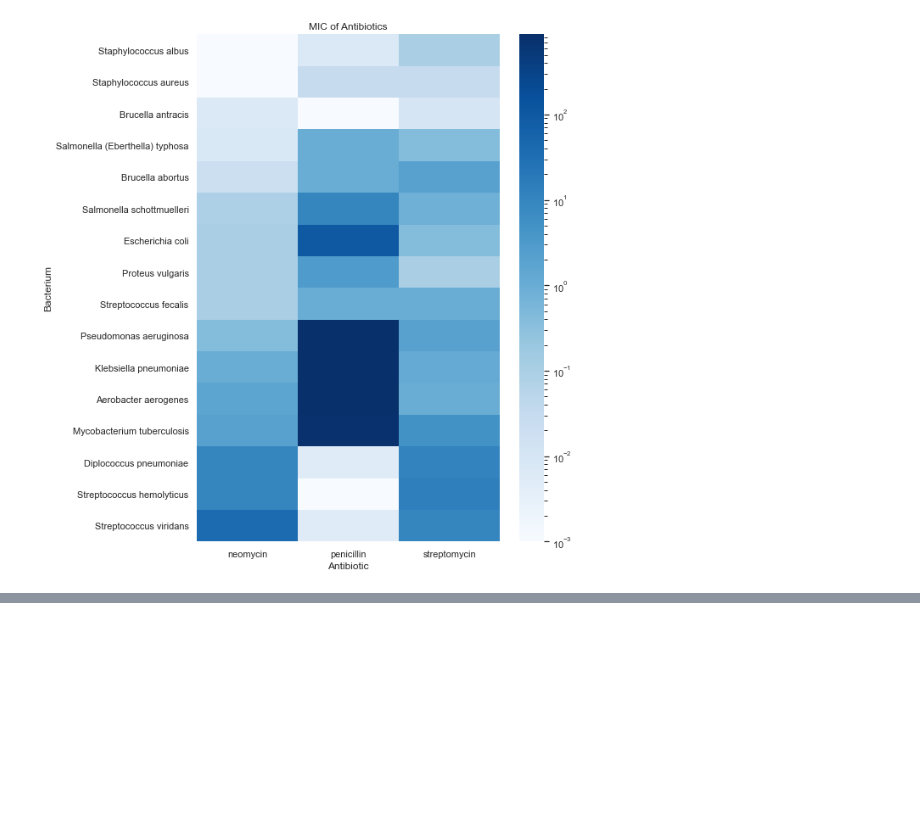
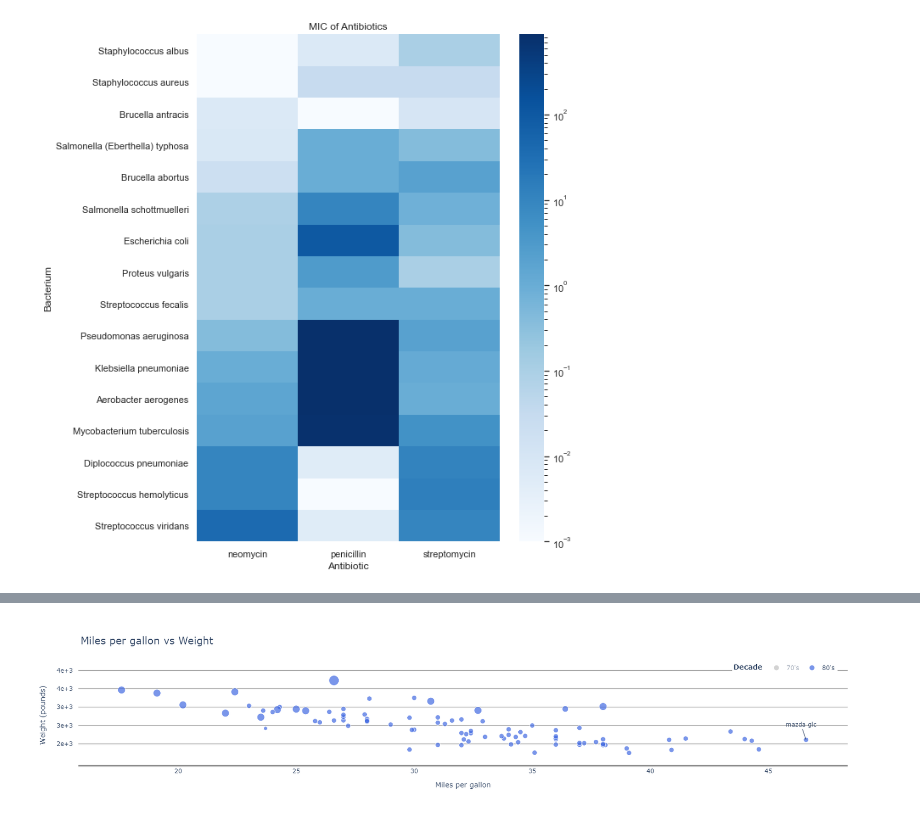
Before and after one commit to wanaguirre/data_visualization, a Jupyter notebook: Notebooks/Data_visualization.ipynb, the cells around one changed output, grey strips where cells are left out. Drawn from its saved outputs; the diff is of its cells as text; code cells hidden in the pictures; blank space fills up the shorter version.

```diff
--- a/Notebooks/Data_visualization.ipynb
+++ b/Notebooks/Data_visualization.ipynb
@@ -600,0 +738,4 @@ plt.savefig('images/heatmap_transf.png', bbox_inches='tight')
+# %%
+data_path_3 = "../Data/auto-mpg.csv"
+mpg_df = pd.read_csv(data_path_3)
+mpg_df.head()
@@ -600,0 +751,83 @@ plt.savefig('images/heatmap_transf.png', bbox_inches='tight')
+# %%
+df_70 = mpg_df[mpg_df['model year']<80]
+df_80 = mpg_df[mpg_df['model year']>=80]
+
+fig = go.Figure(
+    data=[
+        go.Scatter(
+            x=df_70['mpg'], y=df_70['weight'],
+            mode="markers",
+            marker={
+                'size': df_70['cylinders'],
+                'sizeref': max(mpg_df['cylinders'])*0.05,
+                'color': "gray"
+            },
+            hovertemplate =
+                'MPG: %{x:.1f}'+
+                '<br>Weight: %{y:,0f}<br>',
+            name="70's",
+            visible="legendonly",
+        ),
+        go.Scatter(
+            x=df_80['mpg'], y=df_80['weight'],
+            mode="markers",
+            marker={
+                'size': df_80['cylinders'],
+                'sizeref': max(mpg_df['cylinders'])*0.05,
+                'color': "royalblue"
+            },
+            text=df_80['car name'],
+            hovertemplate =
+                '<b>%{text}</b><br><br>' +
+                'MPG: %{x:.1f}<br>'+
+                'Weight: %{y:,0f}<br>' +
+                'Cylinders: %{marker.size}',
+            name="80's",
+        )
+    ]
+)
+
+fig.update_layout(
+    legend={
+        'itemsizing': 'constant',
+        'orientation': 'h',
+        'title': '<b>Decade</b><br>',
+        'x': 0.85,
+        'y': 1.1
+    },
+    xaxis={
+        'title': 'Miles per gallon',
+        'title_font_size': 14,
+        'linecolor': 'black',
+    },
+    yaxis={
+        'title': 'Weight (pounds)',
+        'title_font_size': 14,
+        'tick0': 2000,
+        'dtick': 500,
+        'tickformat': ",.0",
+        'gridcolor': 'gray'
+    },
+    title={
+        'text': 'Miles per gallon vs Weight',
+        'font_size': 20,
+    },
+    margin_t=100,
+    margin_pad=10,
+    plot_bgcolor= "white",
+    paper_bgcolor="white"
+)
+
+
+best_car = mpg_df[mpg_df['mpg']==mpg_df['mpg'].max()].reset_index()
+fig.add_annotation(
+    x=best_car['mpg'][0], y=best_car['weight'][0],
+    text=best_car['car name'][0],
+    font={'size': 12}
+)
+
+fig.show()
+
+fig.write_html("images/miles_weight.html")
+# %% [output]
+[figure, added]
```
Also changed, not shown: parts of 27 cells of this notebook, 6 other files.
